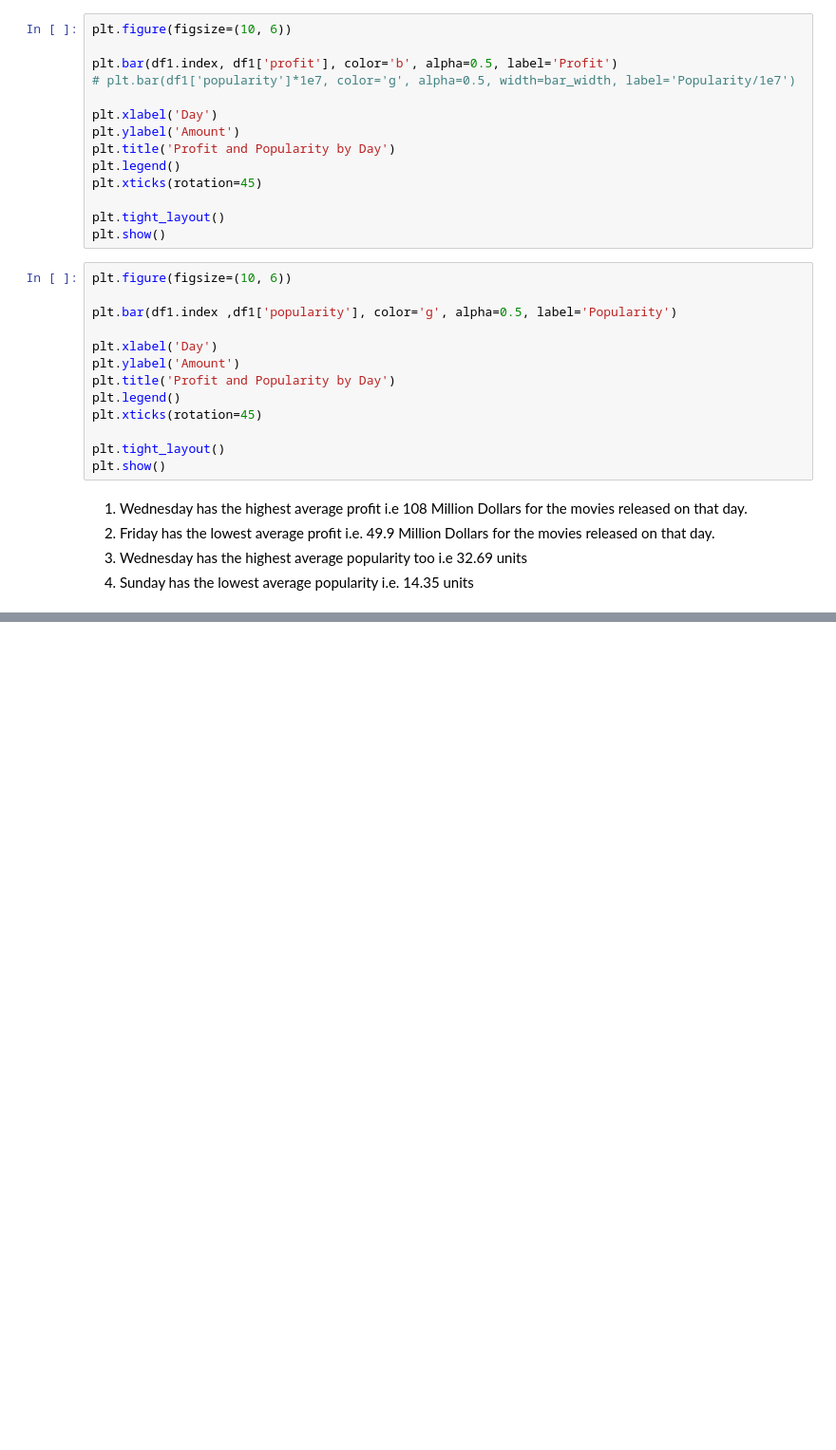
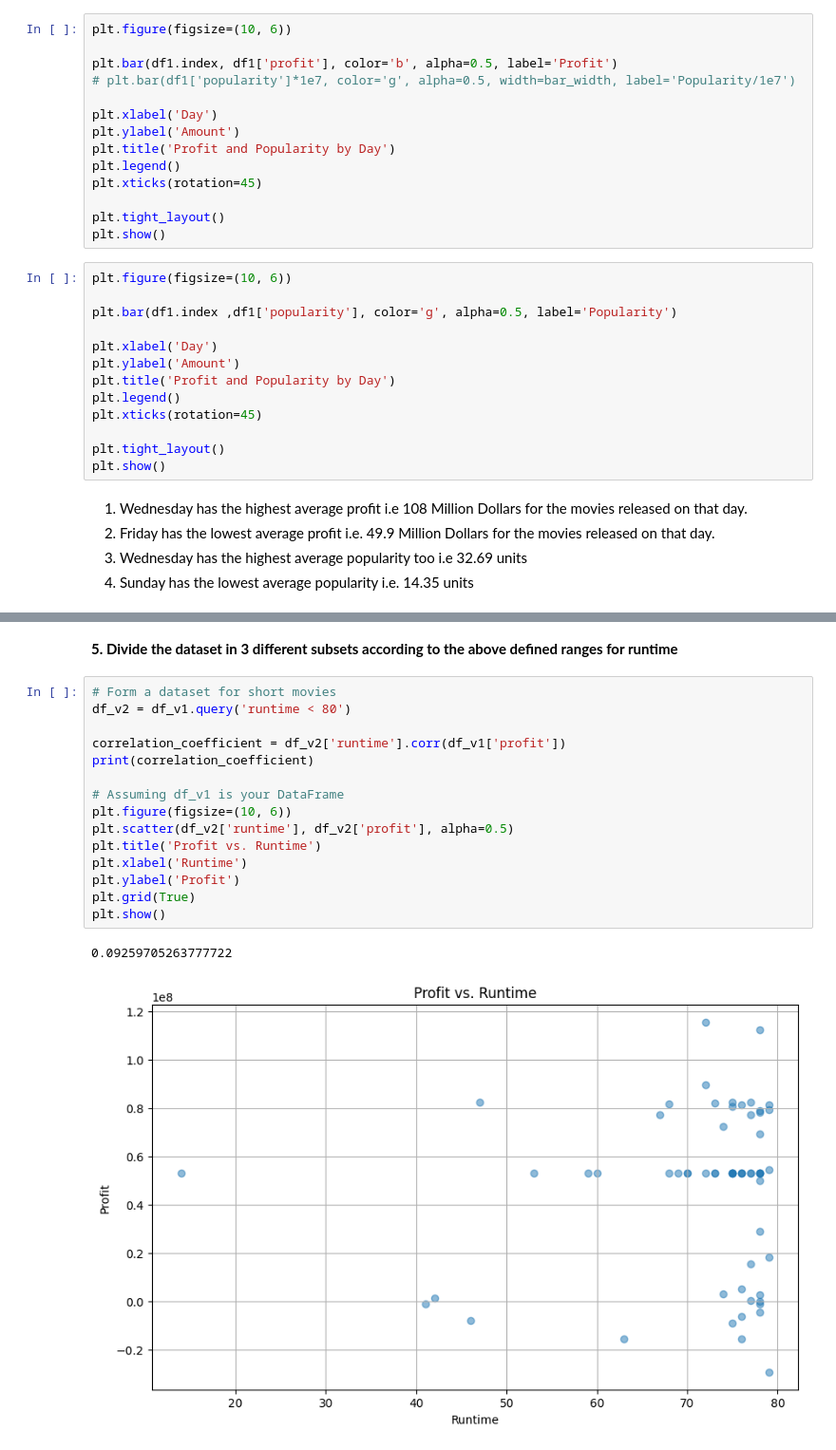
Before and after one commit to mmahdin/Data-Mining-Projects, a Jupyter notebook: main.ipynb, the cells around one changed output, grey strips where cells are left out. Shown: that part at 95% size. Drawn from its saved outputs; the diff is of its cells as text; blank space fills up the shorter version.

```diff
--- a/main.ipynb
+++ b/main.ipynb
@@ -283,0 +313,20 @@ plt.show()
+# %% [markdown]
+**5. Divide the dataset in 3 different subsets according to the above defined ranges for runtime**
+# %%
+# Form a dataset for short movies
+df_v2 = df_v1.query('runtime < 80')
+
+correlation_coefficient = df_v2['runtime'].corr(df_v1['profit'])
+print(correlation_coefficient)
+
+# Assuming df_v1 is your DataFrame
+plt.figure(figsize=(10, 6))
+plt.scatter(df_v2['runtime'], df_v2['profit'], alpha=0.5)
+plt.title('Profit vs. Runtime')
+plt.xlabel('Runtime')
+plt.ylabel('Profit')
+plt.grid(True)
+plt.show()
+# %% [output]
+0.09259705263777722
+[figure, added]
```
Also changed, not shown: parts of 8 cells of this notebook.
